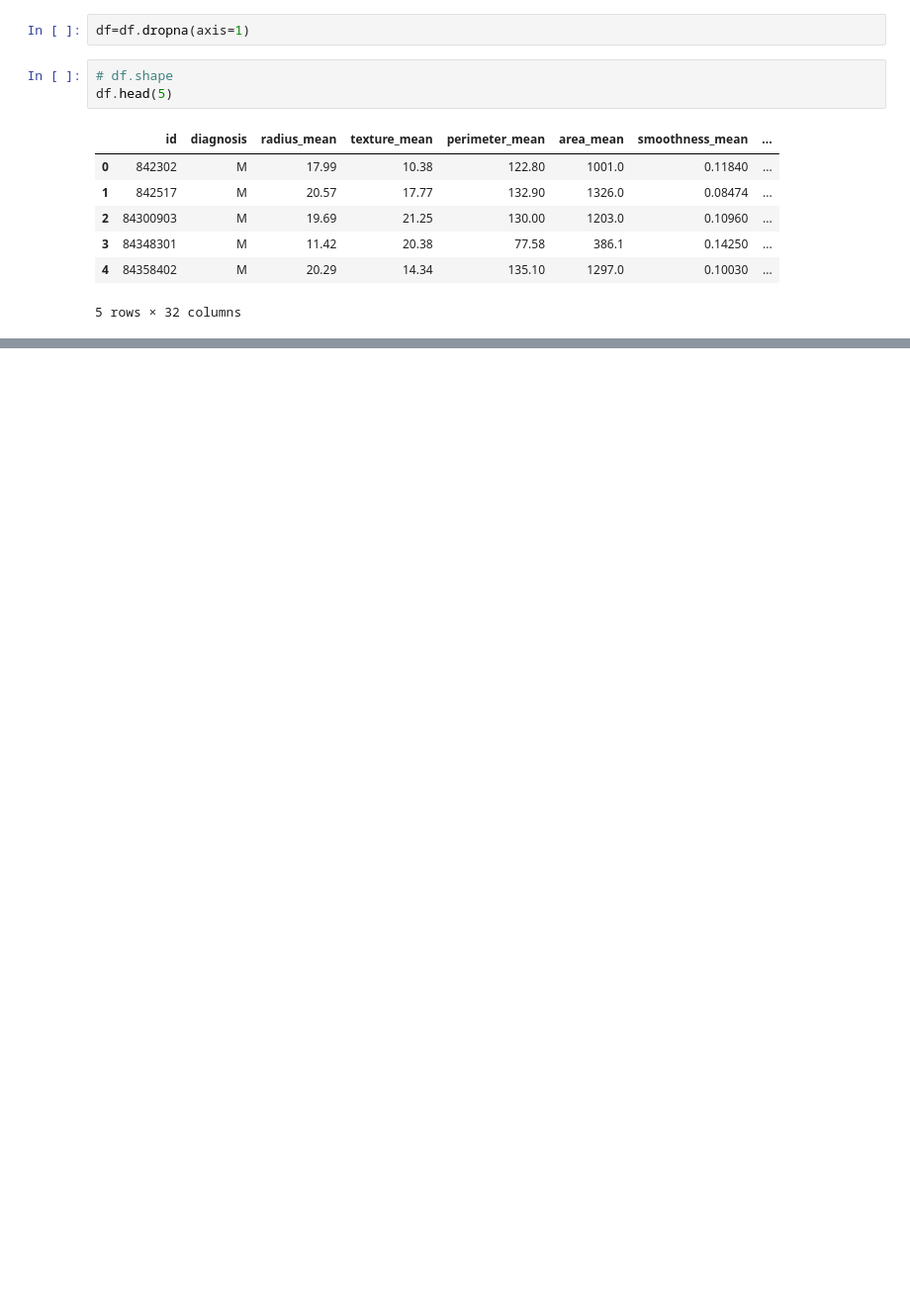
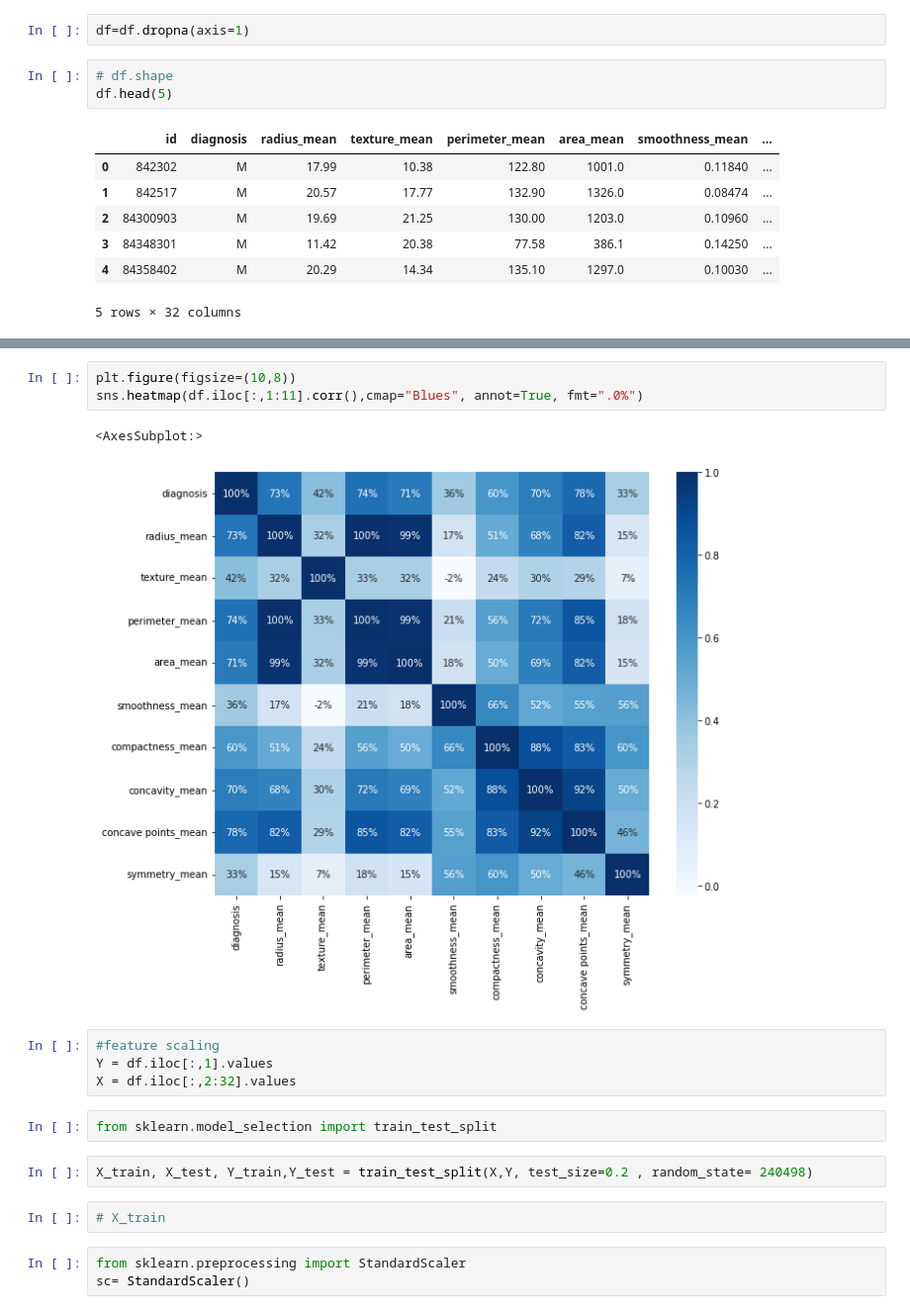
Before and after one commit to Koffivi/PROJECTS, a Jupyter notebook: Breast_cancer_pred.ipynb, the cells around one changed output, grey strips where cells are left out. Shown at 99% size. Drawn from its saved outputs; the diff is of its cells as text; blank space fills up the shorter version.

Commit message:
models buildings

```diff
--- a/Breast_cancer_pred.ipynb
+++ b/Breast_cancer_pred.ipynb
@@ -53,0 +93,19 @@ df.head(5)
+# %%
+plt.figure(figsize=(10,8))
+sns.heatmap(df.iloc[:,1:11].corr(),cmap="Blues", annot=True, fmt=".0%")
+# %% [output]
+<AxesSubplot:>
+[figure, added]
+# %%
+#feature scaling
+Y = df.iloc[:,1].values
+X = df.iloc[:,2:32].values
+# %%
+from sklearn.model_selection import train_test_split
+# %%
+X_train, X_test, Y_train,Y_test = train_test_split(X,Y, test_size=0.2 , random_state= 240498)
+# %%
+# X_train
+# %%
+from sklearn.preprocessing import StandardScaler
+sc= StandardScaler()
```
Also changed, not shown: parts of 12 cells of this notebook.
